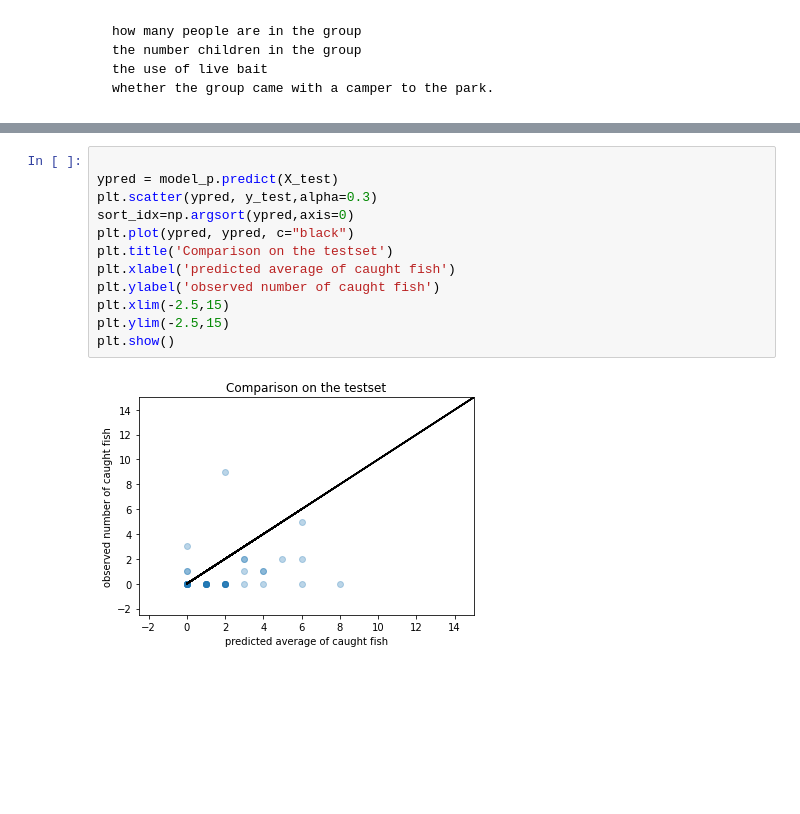
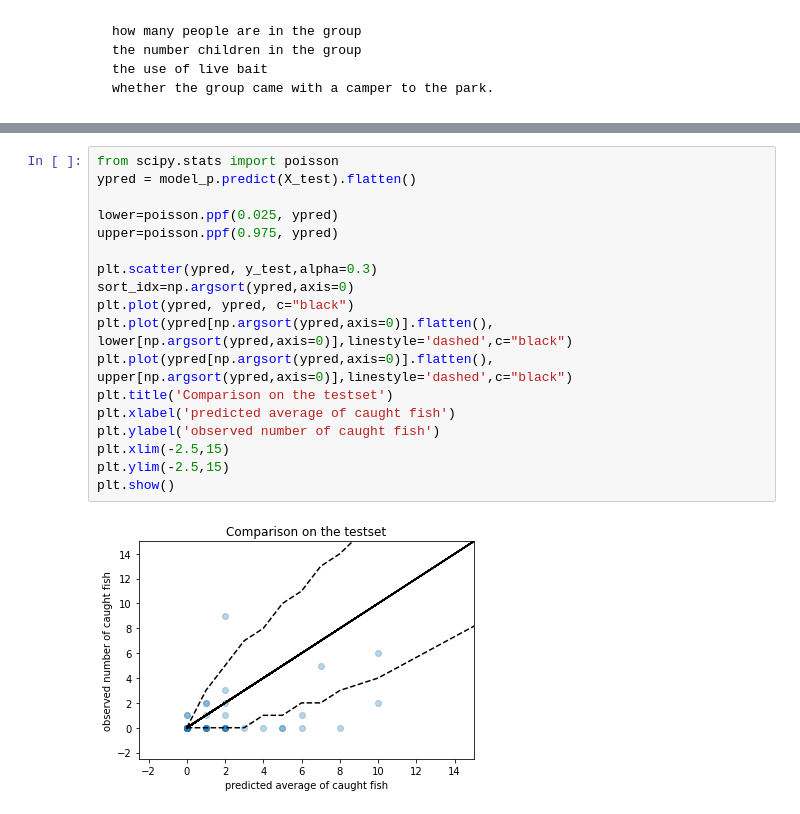
Before and after one commit to moritz-d/DL-B5, a Jupyter notebook: Aufgabe3-2.ipynb, the cells around one changed output, grey strips where cells are left out. Cells and saved outputs as stored; diff of their text form; blank space fills up the shorter version.

```diff
--- a/Aufgabe3-2.ipynb
+++ b/Aufgabe3-2.ipynb
@@ -233,17 +233,23 @@ Epoch 150/150
 # %%
+from scipy.stats import poisson
+ypred = model_p.predict(X_test).flatten()
 
-ypred = model_p.predict(X_test)
+lower=poisson.ppf(0.025, ypred)
+upper=poisson.ppf(0.975, ypred)
+
 plt.scatter(ypred, y_test,alpha=0.3)
 sort_idx=np.argsort(ypred,axis=0)
 plt.plot(ypred, ypred, c="black")
+plt.plot(ypred[np.argsort(ypred,axis=0)].flatten(), lower[np.argsort(ypred,axis=0)],linestyle='dashed',c="black")
+plt.plot(ypred[np.argsort(ypred,axis=0)].flatten(), upper[np.argsort(ypred,axis=0)],linestyle='dashed',c="black")
 plt.title('Comparison on the testset')
 plt.xlabel('predicted average of caught fish')
 plt.ylabel('observed number of caught fish')
 plt.xlim(-2.5,15)
 plt.ylim(-2.5,15)
 plt.show()
 # %% [output]
-[figure, old version]
+[figure, new version]
 # %%
 plt.plot(history.history['loss'])
 plt.plot(history.history['val_loss'])
```
Also changed, not shown: parts of 3 cells of this notebook, 1 other file.
